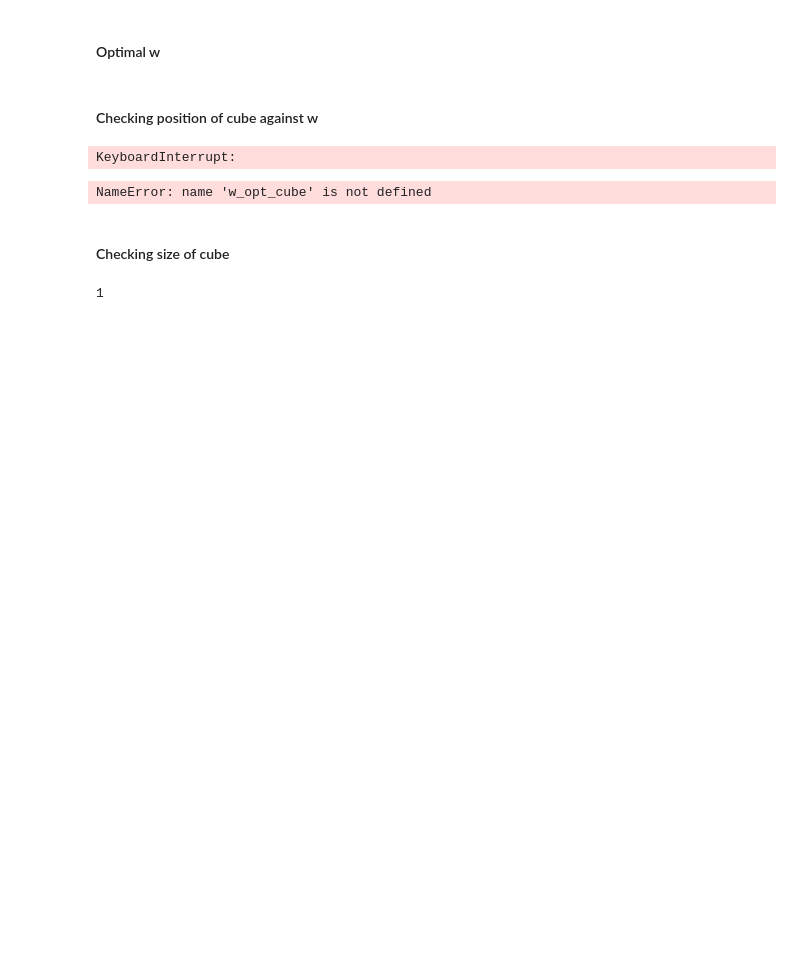
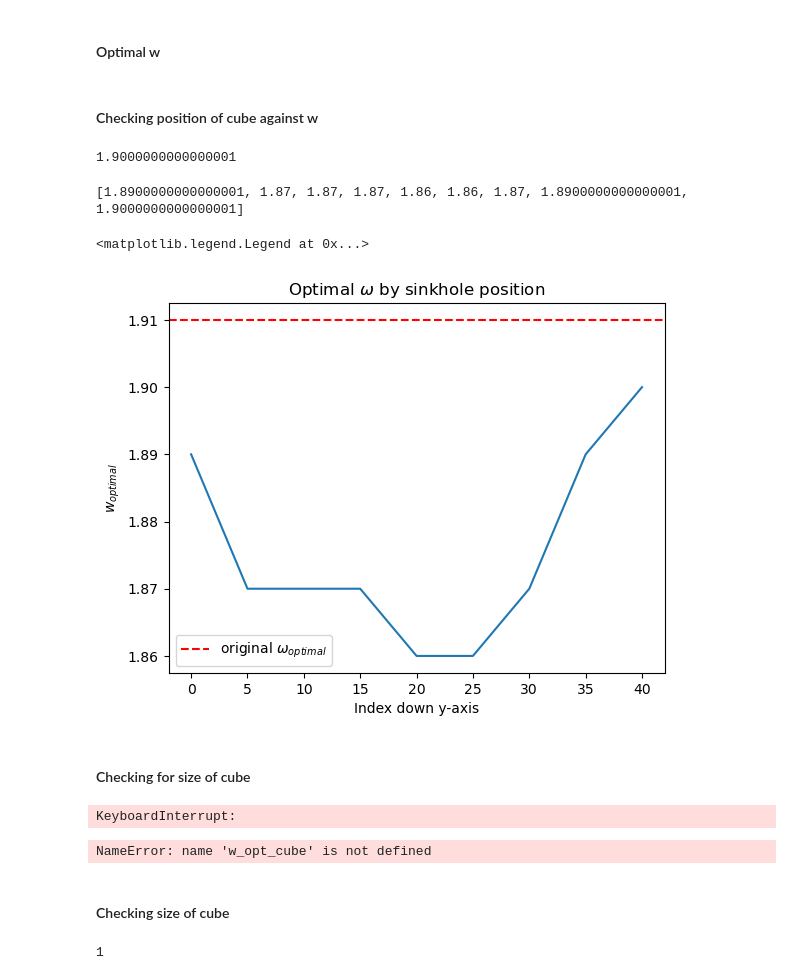
Before and after one commit to JuanSandalinas/Scientific-Computing, a Jupyter notebook: questions.ipynb, the cells around one changed output. Cells and saved outputs as stored; diff of their text form; code cells hidden in the pictures; blank space fills up the shorter version.

```diff
--- a/questions.ipynb
+++ b/questions.ipynb
@@ -493,3 +494,33 @@ def w_cube_optimizer(indxs,ws, size = 26,delta = 0.001, N=100):
     return best_w
 # %% [markdown]
 #### Checking position of cube against w
+# %%
+# print(np.arange(1.71,1.99,0.01))
+test= SimulationGrid(50)
+test.square(size=8,position =[40,22])
+y_range = np.arange(0,40+5,5)
+
+w_opt_cube = []
+for yx in y_range:
+    w_results = w_cube_optimizer(indxs= [yx,22], ws = np.arange(1.85,1.99,0.01), size = 8,delta = 0.001, N=50)
+    w_opt_cube.append(w_results)
+
+print(w_results)
+# %% [output]
+1.9000000000000001
+# %%
+# w_opt_cube = np.arange(w_opt_cube)
+reference_w = 1.91
+print(w_opt_cube)
+plt.plot(y_range, w_opt_cube)
+plt.axhline(y=reference_w, color='r', linestyle='--',label=r'original $\omega_{optimal}$')
+plt.xlabel('Index down y-axis')
+plt.ylabel(r'$w_{optimal}$')
+plt.title(r'Optimal $\omega$ by sinkhole position')
+plt.legend(loc='lower left')
+# %% [output]
+[1.8900000000000001, 1.87, 1.87, 1.87, 1.86, 1.86, 1.87, 1.8900000000000001, 1.9000000000000001]
+<matplotlib.legend.Legend at 0x...>
+[figure, added]
+# %% [markdown]
+#### Checking for size of cube
```
Also changed, not shown: parts of 3 cells of this notebook.
